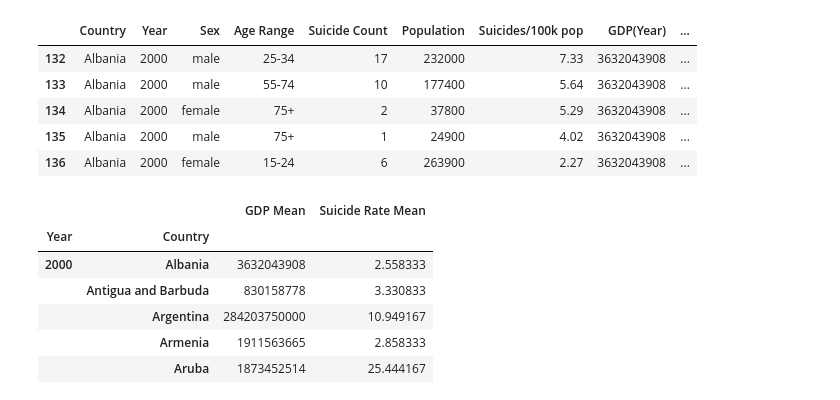
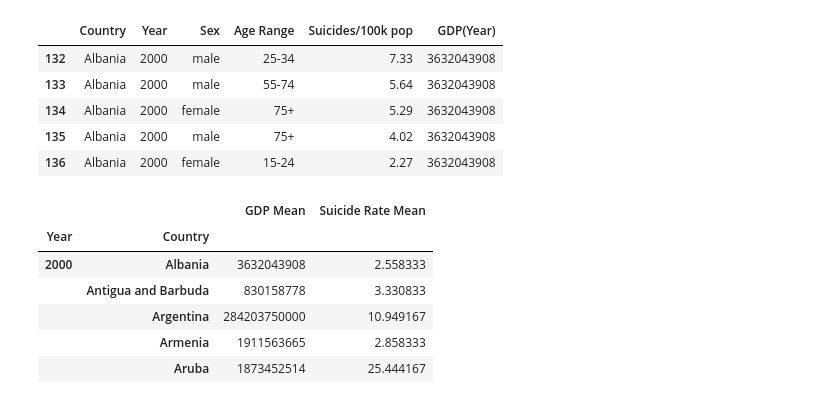
Before and after one commit to elysesulkey/Suicide-in-the-Americas-Data-Analysis, a Jupyter notebook: april12ESmatplot.ipynb, the cells around one changed output. Saved outputs shown, nothing was run; the diff lists cells and outputs as text; code cells hidden in the pictures.

```diff
--- a/april12ESmatplot.ipynb
+++ b/april12ESmatplot.ipynb
@@ -11,36 +11,35 @@ rough = "Resources/suicide_rates.csv"
 rough_data_df = pd.read_csv(rough)
 # %%
 # drop unnecessary columns
-rough_df = rough_data_df.drop(columns=['HDI for year', 'country-year'])
+rough_df = rough_data_df.drop(columns=["HDI for year", "country-year", "generation", "gdp_per_capita ($)", "suicides_no", "population"])
 
 # drop rows with missing values
 rough_df.dropna(how='any')
 
 # clean up age range fill
 rough_df['age'] = rough_df['age'].replace({'35-54 years': '35-54', '25-34 years': '25-34', '55-74 years': '55-74', '75+ years': '75+', '15-24 years': '15-24', '5-14 years': '05-14'})
 
 # rename columns
-renamed_df = rough_df.rename(columns={"country":"Country", "year":"Year", "sex":"Sex", "age":"Age Range", "suicides_no":"Suicide Count", "population":"Population", "suicides/100k pop":"Suicides/100k pop", " gdp_for_year ($) ":"GDP(Year)", "gdp_per_capita ($)":"GDP per Capita", "generation":"Generation"})
+renamed_df = rough_df.rename(columns={"country":"Country", "year":"Year", "sex":"Sex", "age":"Age Range", "suicides/100k pop":"Suicides/100k pop", " gdp_for_year ($) ":"GDP(Year)"})
 
 # filter for years 2000-2016
 after_start_date = renamed_df["Year"] >= 2000
 before_end_date = renamed_df["Year"] <= 2016
 between_two_dates = after_start_date & before_end_date
 filtered_date = renamed_df.loc[between_two_dates]
 
 filtered_date_df = pd.DataFrame(filtered_date)
 
 # Convert data type for GDP calculations
 filtered_date_df["GDP(Year)"] = filtered_date_df["GDP(Year)"].str.replace(',','').astype(int)
 
 # display sample
-
 filtered_date_df.head()
 # %% [output]
-|  | Country | Year | Sex | Age Range | Suicide Count | Population | Suicides/100k pop | GDP(Year) | ... |
-| 132 | Albania | 2000 | male | 25-34 | 17 | 232000 | 7.33 | 3632043908 | ... |
-| 133 | Albania | 2000 | male | 55-74 | 10 | 177400 | 5.64 | 3632043908 | ... |
-| 134 | Albania | 2000 | female | 75+ | 2 | 37800 | 5.29 | 3632043908 | ... |
-| 135 | Albania | 2000 | male | 75+ | 1 | 24900 | 4.02 | 3632043908 | ... |
-| 136 | Albania | 2000 | female | 15-24 | 6 | 263900 | 2.27 | 3632043908 | ... |
+|  | Country | Year | Sex | Age Range | Suicides/100k pop | GDP(Year) |
+| 132 | Albania | 2000 | male | 25-34 | 7.33 | 3632043908 |
+| 133 | Albania | 2000 | male | 55-74 | 5.64 | 3632043908 |
+| 134 | Albania | 2000 | female | 75+ | 5.29 | 3632043908 |
+| 135 | Albania | 2000 | male | 75+ | 4.02 | 3632043908 |
+| 136 | Albania | 2000 | female | 15-24 | 2.27 | 3632043908 |
 # %%
```
Also changed, not shown: parts of 5 cells of this notebook.
